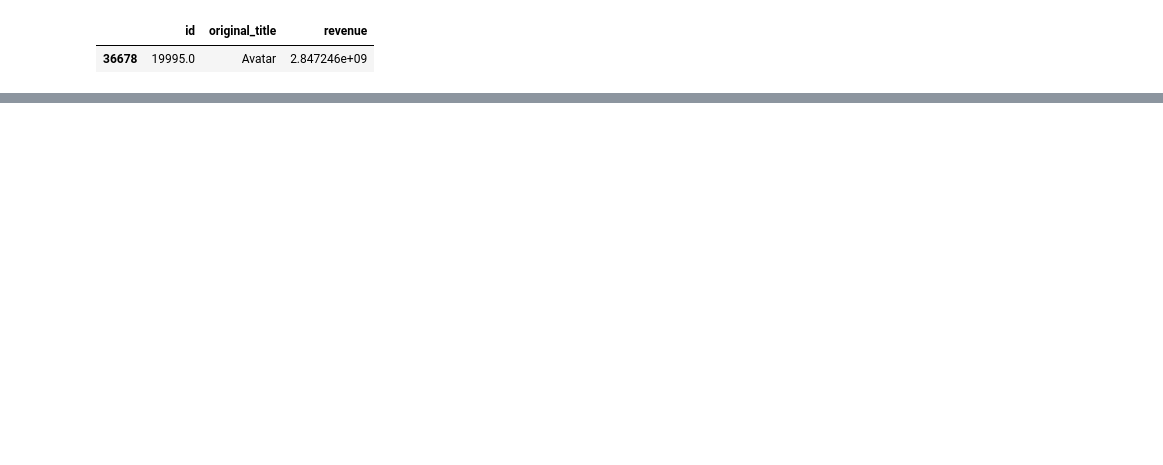
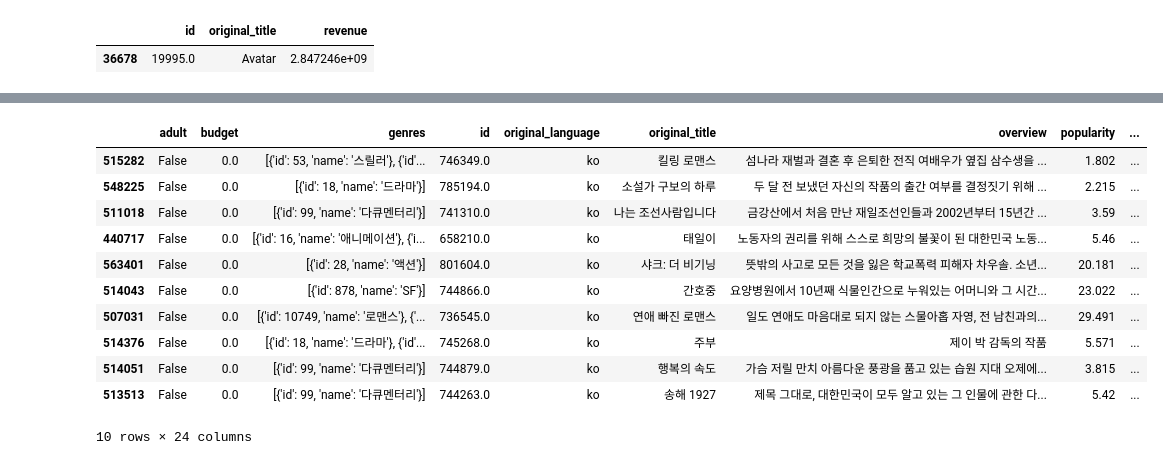
Before and after one commit to seonghun0/project-team3-data, a Jupyter notebook: scripts/EDA_movie_data3.ipynb, the cells around one changed output, grey strips where cells are left out. Saved outputs shown, nothing was run; the diff lists cells and outputs as text; code cells hidden in the pictures; blank space fills up the shorter version.

```diff
--- a/scripts/EDA_movie_data3.ipynb
+++ b/scripts/EDA_movie_data3.ipynb
@@ -354,0 +356,18 @@ high_budget[['id', 'original_title','revenue']].head(1)
+# %%
+movies3_df['release_year']=movies3_df['release_date'].dt.year
+movies3_df['release_month']=movies3_df['release_date'].dt.month
+movies3_df[movies3['original_language']=='ko'].sort_values(by='release_date', ascending=False).head(10)
+#movies3_df[['id','title','release_date']].sort_values(by='release_date', ascending=False).tail()
+# %% [output]
+|  | adult | budget | genres | id | original_language | original_title | overview | popularity | ... |
+| 515282 | False | 0.0 | [{'id': 53, 'name': '스릴러'}, {'id'... | 746349.0 | ko | 킬링 로맨스 | 섬나라 재벌과 결혼 후 은퇴한 전직 여배우가 옆집 삼수생을 ... | 1.802 | ... |
+| 548225 | False | 0.0 | [{'id': 18, 'name': '드라마'}] | 785194.0 | ko | 소설가 구보의 하루 | 두 달 전 보냈던 자신의 작품의 출간 여부를 결정짓기 위해 ... | 2.215 | ... |
+| 511018 | False | 0.0 | [{'id': 99, 'name': '다큐멘터리'}] | 741310.0 | ko | 나는 조선사람입니다 | 금강산에서 처음 만난 재일조선인들과 2002년부터 15년간 ... | 3.59 | ... |
+| 440717 | False | 0.0 | [{'id': 16, 'name': '애니메이션'}, {'i... | 658210.0 | ko | 태일이 | 노동자의 권리를 위해 스스로 희망의 불꽃이 된 대한민국 노동... | 5.46 | ... |
+| 563401 | False | 0.0 | [{'id': 28, 'name': '액션'}] | 801604.0 | ko | 샤크: 더 비기닝 | 뜻밖의 사고로 모든 것을 잃은 학교폭력 피해자 차우솔. 소년... | 20.181 | ... |
+| 514043 | False | 0.0 | [{'id': 878, 'name': 'SF'}] | 744866.0 | ko | 간호중 | 요양병원에서 10년째 식물인간으로 누워있는 어머니와 그 시간... | 23.022 | ... |
+| 507031 | False | 0.0 | [{'id': 10749, 'name': '로맨스'}, {'... | 736545.0 | ko | 연애 빠진 로맨스 | 일도 연애도 마음대로 되지 않는 스물아홉 자영, 전 남친과의... | 29.491 | ... |
+| 514376 | False | 0.0 | [{'id': 18, 'name': '드라마'}, {'id'... | 745268.0 | ko | 주부 | 제이 박 감독의 작품 | 5.571 | ... |
+| 514051 | False | 0.0 | [{'id': 99, 'name': '다큐멘터리'}] | 744879.0 | ko | 행복의 속도 | 가슴 저릴 만치 아름다운 풍광을 품고 있는 습원 지대 오제에... | 3.815 | ... |
+| 513513 | False | 0.0 | [{'id': 99, 'name': '다큐멘터리'}] | 744263.0 | ko | 송해 1927 | 제목 그대로, 대한민국이 모두 알고 있는 그 인물에 관한 다... | 5.42 | ... |
+10 rows × 24 columns
```
Also changed, not shown: parts of 28 cells of this notebook, 6 other files.
